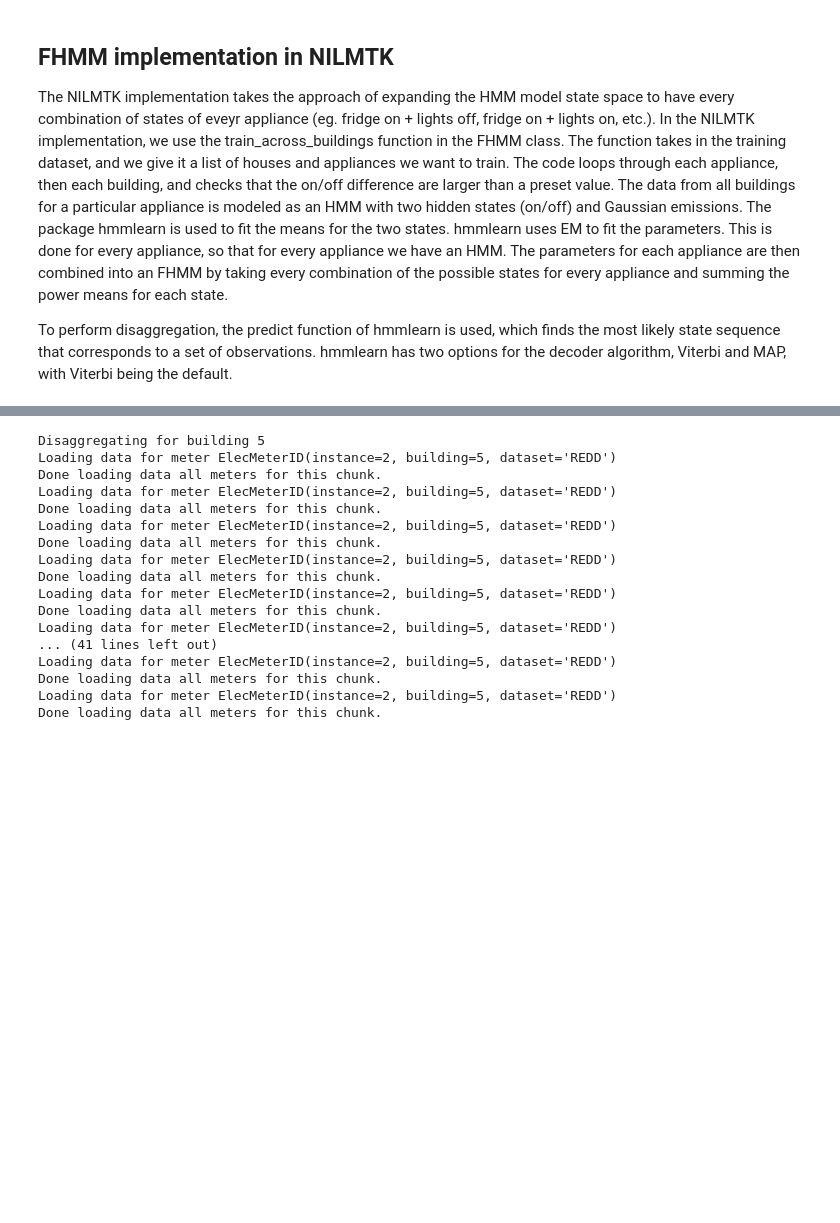
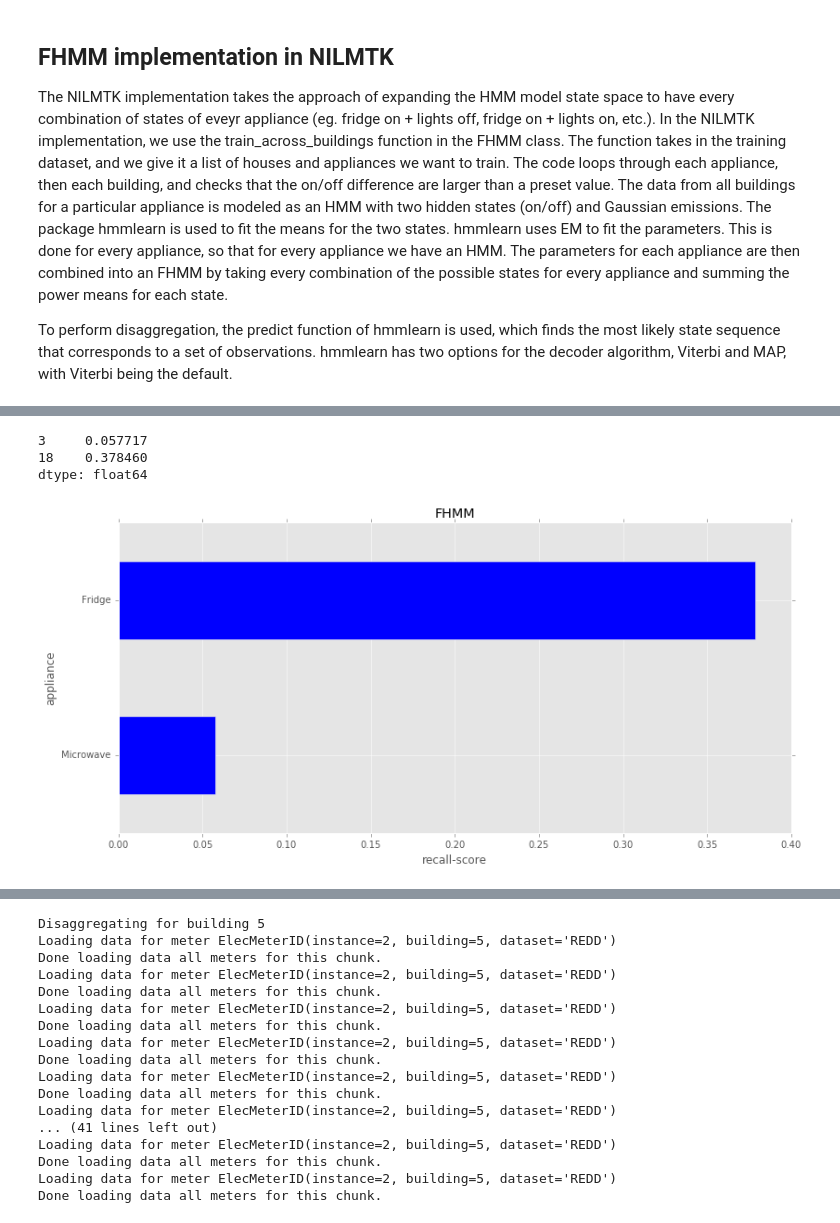
Before and after one commit to tperol/am207-NILM-project, a Jupyter notebook: fhmm.ipynb, the cells around one changed output, grey strips where cells are left out. Cells and saved outputs as stored; diff of their text form; code cells hidden in the pictures; blank space fills up the shorter version.

```diff
--- a/fhmm.ipynb
+++ b/fhmm.ipynb
@@ -118,0 +149,13 @@ dtype: float64
+# %%
+recall_fhmm = recall_score(disag_fhmm_elec, test_elec)
+print(recall_fhmm)
+recall_fhmm.index = disag_fhmm_elec.get_labels(recall_fhmm.index)
+recall_fhmm.plot(kind='barh')
+plt.ylabel('appliance');
+plt.xlabel('recall-score');
+plt.title("FHMM");
+# %% [output]
+3     0.057717
+18    0.378460
+dtype: float64
+[figure, added]
```
Also changed, not shown: parts of 17 cells of this notebook.
